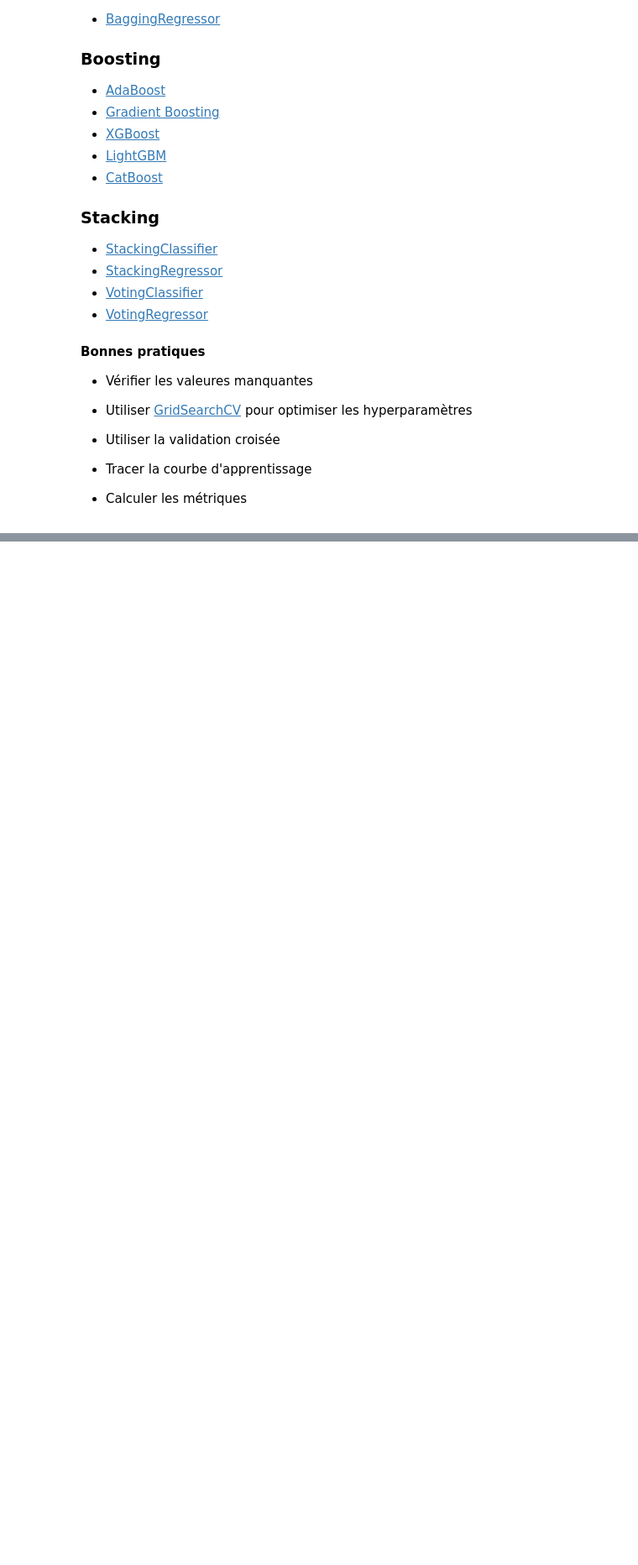
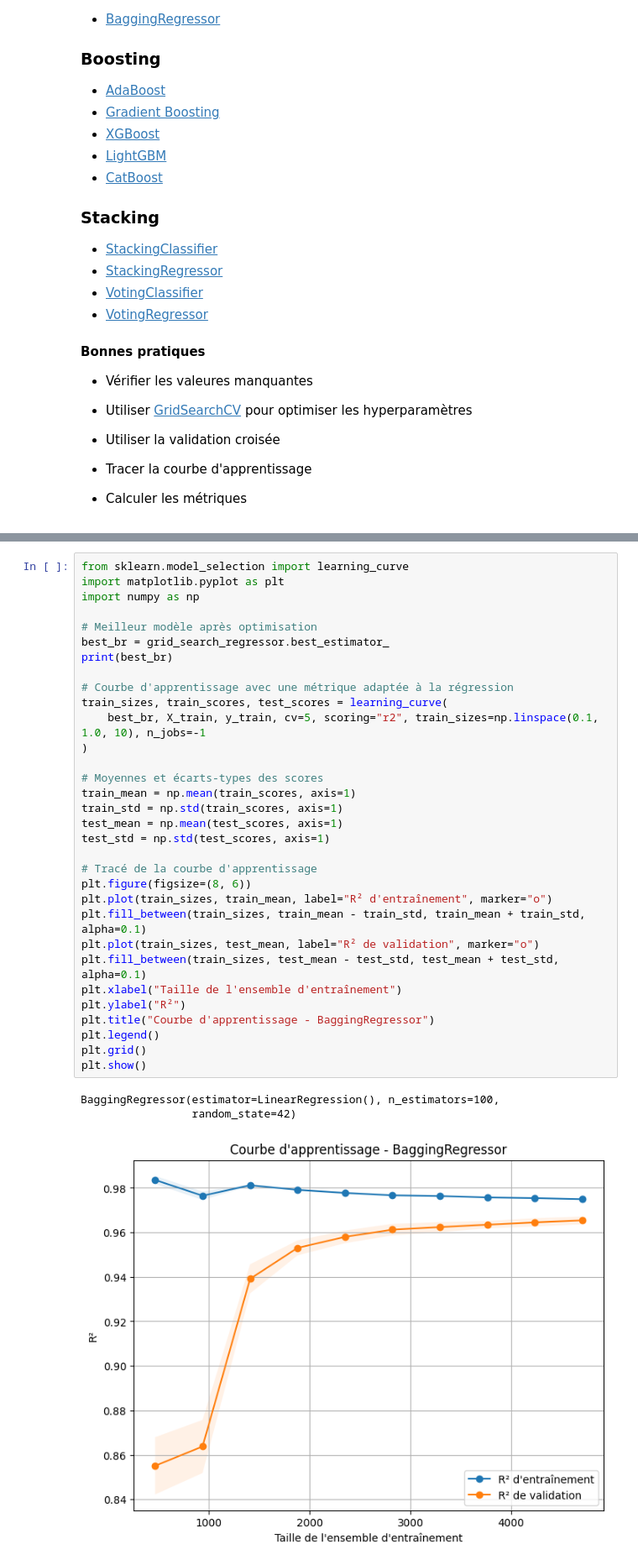
Before and after one commit to ABOY-IA/Cours_SVM_AD, a Jupyter notebook: TP-Méthodes ensemblistes.ipynb, the cells around one changed output, grey strips where cells are left out. Shown at 84% size. Cells and saved outputs as stored; diff of their text form; blank space fills up the shorter version.

```diff
--- a/TP-Méthodes ensemblistes.ipynb
+++ b/TP-Méthodes ensemblistes.ipynb
@@ -30,0 +315,36 @@ Pour ce TP, nous allons utiliser les données déjà traitées [ici](https://www
+# %%
+from sklearn.model_selection import learning_curve
+import matplotlib.pyplot as plt
+import numpy as np
+
+# Meilleur modèle après optimisation
+best_br = grid_search_regressor.best_estimator_
+print(best_br)
+
+# Courbe d'apprentissage avec une métrique adaptée à la régression
+train_sizes, train_scores, test_scores = learning_curve(
+    best_br, X_train, y_train, cv=5, scoring="r2", train_sizes=np.linspace(0.1, 1.0, 10), n_jobs=-1
+)
+
+# Moyennes et écarts-types des scores
+train_mean = np.mean(train_scores, axis=1)
+train_std = np.std(train_scores, axis=1)
+test_mean = np.mean(test_scores, axis=1)
+test_std = np.std(test_scores, axis=1)
+
+# Tracé de la courbe d'apprentissage
+plt.figure(figsize=(8, 6))
+plt.plot(train_sizes, train_mean, label="R² d'entraînement", marker="o")
+plt.fill_between(train_sizes, train_mean - train_std, train_mean + train_std, alpha=0.1)
+plt.plot(train_sizes, test_mean, label="R² de validation", marker="o")
+plt.fill_between(train_sizes, test_mean - test_std, test_mean + test_std, alpha=0.1)
+plt.xlabel("Taille de l'ensemble d'entraînement")
+plt.ylabel("R²")
+plt.title("Courbe d'apprentissage - BaggingRegressor")
+plt.legend()
+plt.grid()
+plt.show()
+# %% [output]
+BaggingRegressor(estimator=LinearRegression(), n_estimators=100,
+                 random_state=42)
+[figure, added]
```
Also changed, not shown: parts of 38 cells of this notebook, 1 other file.
